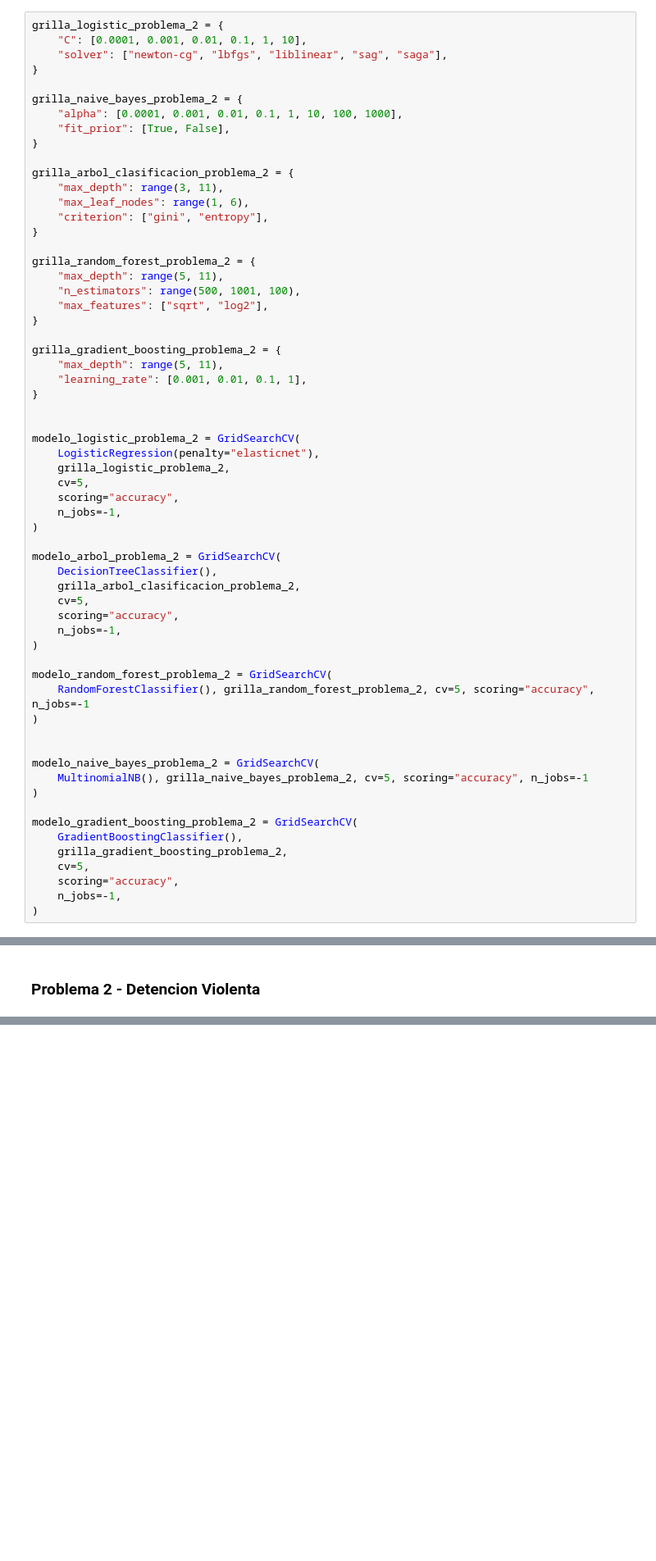
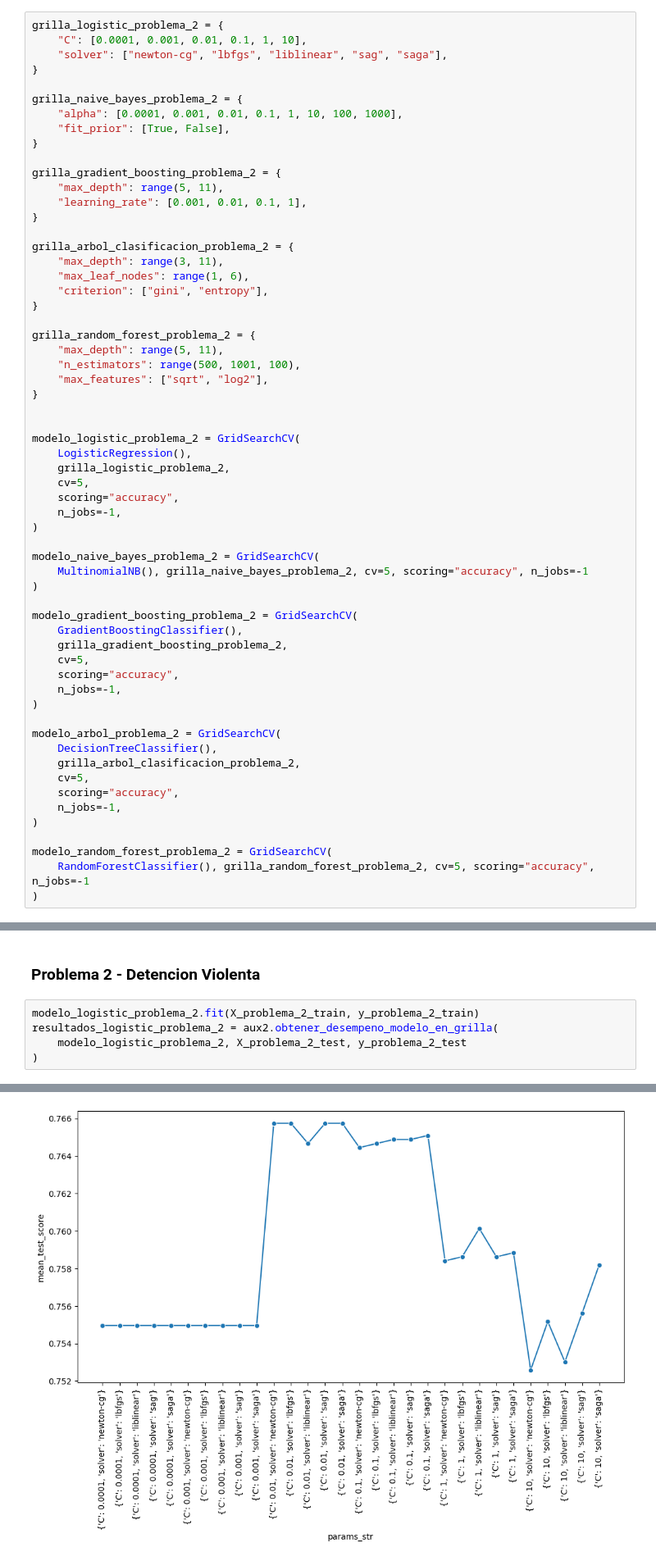
Before and after one commit to JavierRojas14/personal, a Jupyter notebook: G56/machine-learning/prueba/prueba_2/hito_2/javierrojas-prueba-2-hito-2.ipynb, the cells around one changed output, grey strips where cells are left out. Shown at 82% size. Drawn from its saved outputs; the diff is of its cells as text; blank space fills up the shorter version.

Commit message:
Entrena todos los modelos de los problemas

```diff
--- a/G56/machine-learning/prueba/prueba_2/hito_2/javierrojas-prueba-2-hito-2.ipynb
+++ b/G56/machine-learning/prueba/prueba_2/hito_2/javierrojas-prueba-2-hito-2.ipynb
@@ -217,6 +217,11 @@ grilla_logistic_problema_2 = {
 grilla_naive_bayes_problema_2 = {
     "alpha": [0.0001, 0.001, 0.01, 0.1, 1, 10, 100, 1000],
     "fit_prior": [True, False],
+}
+
+grilla_gradient_boosting_problema_2 = {
+    "max_depth": range(5, 11),
+    "learning_rate": [0.001, 0.01, 0.1, 1],
 }
 
 grilla_arbol_clasificacion_problema_2 = {
@@ -231,15 +236,22 @@ grilla_random_forest_problema_2 = {
     "max_features": ["sqrt", "log2"],
 }
 
-grilla_gradient_boosting_problema_2 = {
-    "max_depth": range(5, 11),
-    "learning_rate": [0.001, 0.01, 0.1, 1],
-}
-
 
 modelo_logistic_problema_2 = GridSearchCV(
-    LogisticRegression(penalty="elasticnet"),
+    LogisticRegression(),
     grilla_logistic_problema_2,
+    cv=5,
+    scoring="accuracy",
+    n_jobs=-1,
+)
+
+modelo_naive_bayes_problema_2 = GridSearchCV(
+    MultinomialNB(), grilla_naive_bayes_problema_2, cv=5, scoring="accuracy", n_jobs=-1
+)
+
+modelo_gradient_boosting_problema_2 = GridSearchCV(
+    GradientBoostingClassifier(),
+    grilla_gradient_boosting_problema_2,
     cv=5,
     scoring="accuracy",
     n_jobs=-1,
@@ -256,19 +268,6 @@ modelo_arbol_problema_2 = GridSearchCV(
 modelo_random_forest_problema_2 = GridSearchCV(
     RandomForestClassifier(), grilla_random_forest_problema_2, cv=5, scoring="accuracy", n_jobs=-1
 )
-
-
-modelo_naive_bayes_problema_2 = GridSearchCV(
-    MultinomialNB(), grilla_naive_bayes_problema_2, cv=5, scoring="accuracy", n_jobs=-1
-)
-
-modelo_gradient_boosting_problema_2 = GridSearchCV(
-    GradientBoostingClassifier(),
-    grilla_gradient_boosting_problema_2,
-    cv=5,
-    scoring="accuracy",
-    n_jobs=-1,
-)
 # %% [markdown]
 # Division de Muestra
 # %% [markdown]
@@ -389,3 +388,9 @@ El ROC fue de: 0.9524737386159812
 ---------------------------------------------------------------------
 # %% [markdown]
 ### Problema 2 - Detencion Violenta
+# %%
+modelo_logistic_problema_2.fit(X_problema_2_train, y_problema_2_train)
+resultados_logistic_problema_2 = aux2.obtener_desempeno_modelo_en_grilla(
+    modelo_logistic_problema_2, X_problema_2_test, y_problema_2_test
+)
+# %% [output]
@@ -391,0 +399 @@ El ROC fue de: 0.9524737386159812
+[figure, added]
```
Also changed, not shown: parts of 7 cells of this notebook.
